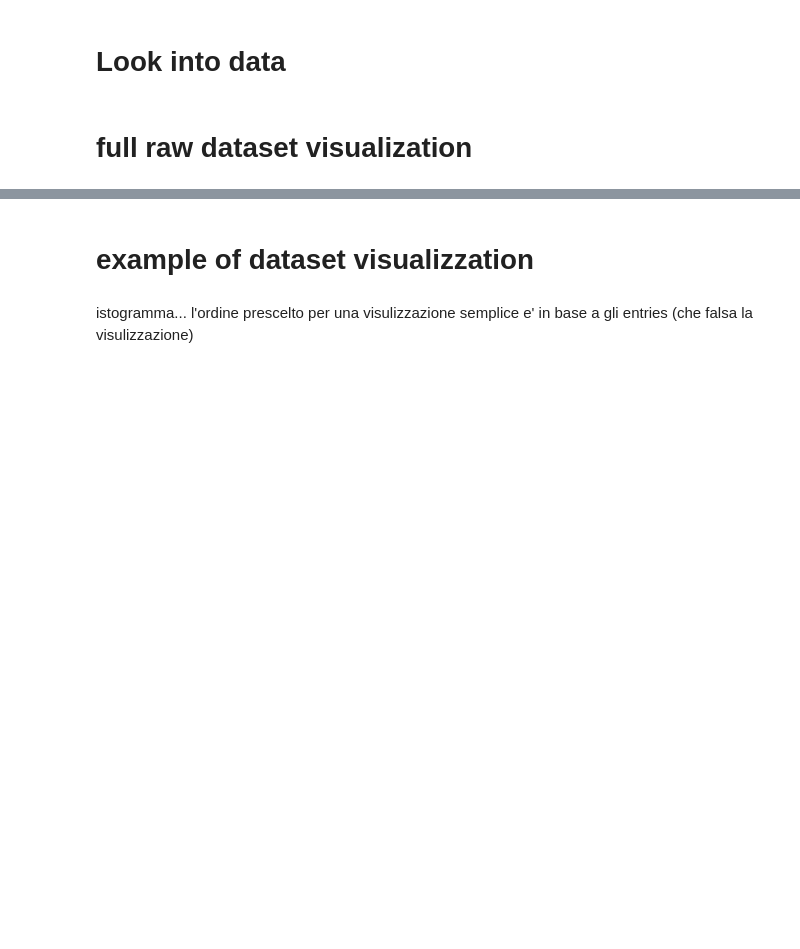
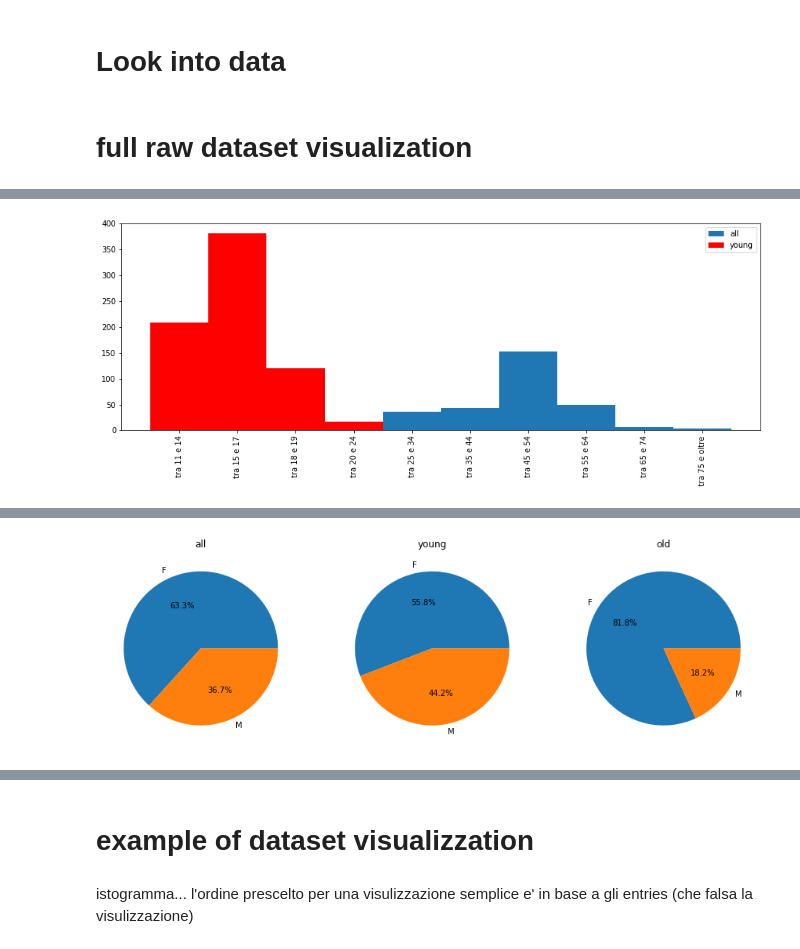
Before and after one commit to gmazzitelli/be-a-citizen-scientist, a Jupyter notebook: BeACitizenScientist.ipynb, the cells around one changed output, grey strips where cells are left out. Cells and saved outputs as stored; diff of their text form; code cells hidden in the pictures; blank space fills up the shorter version.

```diff
--- a/BeACitizenScientist.ipynb
+++ b/BeACitizenScientist.ipynb
@@ -24,3 +34,10 @@ df.head()
+# %%
+df = df.replace({'Età in anni compiuti', '75 e oltre'}, {'Età in anni compiuti', 'tra 75 e oltre'} )
+from sklearn.preprocessing import OrdinalEncoder
+df['giovani'] = np.where(df['Età in anni compiuti']<'tra 25 e 34', 1, 0)
+giovani=df[df.giovani==1].copy()
+grandi =df[df.giovani==0].copy()
+df.head()
 # %% [markdown]
 # Look into data
 # %%
@@ -145,0 +106,71 @@ Name: Provincia di dimora abituale, dtype: int64
+# %%
+def multiple_choice(question, db):
+  multiple_answar = db[question].str.split(',\s*').apply(lambda x: pd.Series(1,index=x)).fillna(0)
+  labels=[]
+  values=[]
+  for i in range (1, len(multiple_answar.columns)):
+    labels.append(multiple_answar.columns[i])
+    values.append(100*multiple_answar[multiple_answar.columns[i]].sum())
+  return values, labels
+
+
+
+show_as_pie = 6
+show_as_hist = 40
+
+from sklearn.preprocessing import OrdinalEncoder
+for i in range (1, len(df.columns)):
+  print (df[df.columns[i]].value_counts())
+  df["multiple"]=df[df.columns[i]].astype(str).str.find(',')
+  if np.max(df["multiple"])>-1:
+    plt.figure(figsize=(15,5))
+    values,labels = multiple_choice(question=df.columns[i], db=df)
+    values_y,labels_y = multiple_choice(question=df.columns[i], db=giovani)
+
+    all_lables = labels + labels_y
+    all_lables = list(set(all_lables))
+    all_values=np.zeros(len(all_lables))
+    all_values_y=np.zeros(len(all_lables))
+    for i in range(0, len(all_lables)):
+      if all_lables[i] in labels:
+        all_values[i] = values[labels.index(all_lables[i])]
+      if all_lables[i] in labels_y:
+        all_values_y[i] = values_y[labels_y.index(all_lables[i])]
+
+    x = np.linspace(0,len(all_lables),len(all_lables))
+    plt.bar(x, np.array(all_values), label='all')
+    plt.bar(x, np.array(all_values_y), color='red', label='young')
+    plt.xticks(x, all_lables, rotation='vertical')
+    #plt.ylabel('percentage [%]')
+    plt.legend()
+  else:
+    ordinal_encoder = OrdinalEncoder()
+    ordinated_encoded = ordinal_encoder.fit_transform(df[[df.columns[i]]])
+    ordinated_encoded_young = ordinated_encoded[df.giovani==1]
+    ordinated_encoded_old = ordinated_encoded[df.giovani==0]
+    labels = np.array(ordinal_encoder.categories_[0])
+    if len(ordinal_encoder.categories_[0])<show_as_pie :
+      fig, ax = plt.subplots(1,3, figsize=(15, 5))
+      val, _ = np.histogram(ordinated_encoded, bins=len(labels))
+      ax[0].pie(val, labels=labels, autopct='%1.1f%%')
+      ax[0].set_title('all')
+      val, _ = np.histogram(ordinated_encoded_young, bins=len(labels))
+      ax[1].pie(val, labels=labels, autopct='%1.1f%%')
+      ax[1].set_title('young')
+      val, _ = np.histogram(ordinated_encoded_old, bins=len(labels))
+      ax[2].pie(val, labels=labels, autopct='%1.1f%%')
+      ax[2].set_title('old')
+    else:
+      cat_num = np.linspace(1,len(ordinal_encoder.categories_[0]),len(ordinal_encoder.categories_[0]))
+      if len(cat_num) > show_as_hist:
+        cat_num = cat_num[::len(cat_num)//show_as_hist]
+        labels = labels[::len(cat_num)//show_as_hist]
+      plt.figure(figsize=(15,5))
+      plt.hist(ordinated_encoded, range=(0,len(ordinal_encoder.categories_[0])),
+               bins=len(ordinal_encoder.categories_[0]), label='all')
+      plt.hist(ordinated_encoded_young, range=(0,len(ordinal_encoder.categories_[0])),
+               bins=len(ordinal_encoder.categories_[0]), color='red', label='young')
+      plt.xticks(cat_num-0.5,labels, rotation='vertical')
+      plt.legend()
+  plt.show()
+# %% [output]
@@ -145,0 +188 @@ Name: Provincia di dimora abituale, dtype: int64
+[figure, added]
@@ -145,0 +192 @@ Name: Provincia di dimora abituale, dtype: int64
+[figure, added]
```
Also changed, not shown: parts of 8 cells of this notebook.
